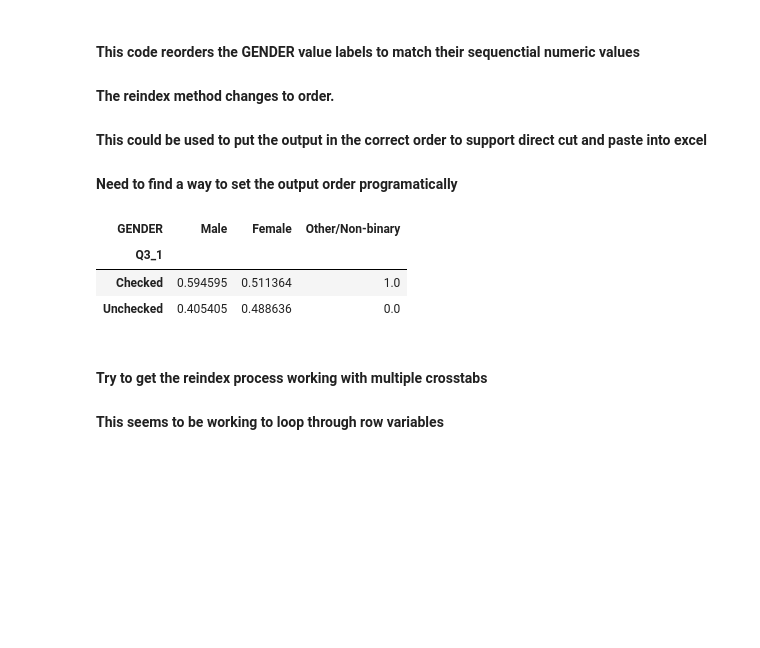
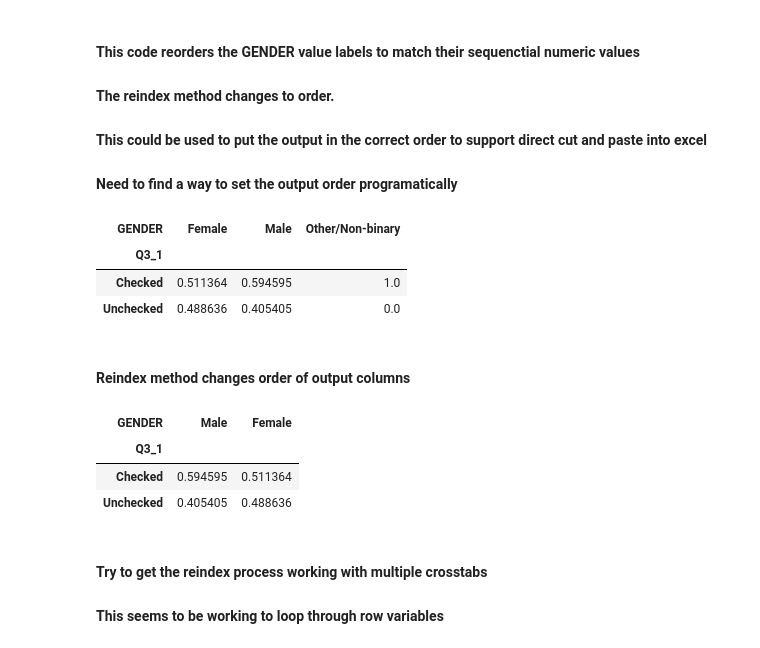
Before and after one commit to jellohead/output_manipulation, a Jupyter notebook: output_manipulation.ipynb, the cells around one changed output. Cells and saved outputs as stored; diff of their text form; code cells hidden in the pictures; blank space fills up the shorter version.

```diff
--- a/output_manipulation.ipynb
+++ b/output_manipulation.ipynb
@@ -801,13 +805,23 @@ df = pd.read_spss('../../SPSS-Python/spss-datasets/PH_consumer_data_practice.sav
 
 gender_df = pd.crosstab(df['Q3_1'], df['GENDER'], normalize='columns')
 gender_df
-gender_df = gender_df.reindex(['Male', 'Female', 'Other/Non-binary'], axis=1)
-gender_df
+#gender_df = gender_df.reindex(['Male', 'Female', 'Other/Non-binary'], axis=1)
+# gender_df
 # %% [output]
-| GENDER | Male | Female | Other/Non-binary |
+| GENDER | Female | Male | Other/Non-binary |
 | Q3_1 |  |  |  |
-| Checked | 0.594595 | 0.511364 | 1.0 |
-| Unchecked | 0.405405 | 0.488636 | 0.0 |
+| Checked | 0.511364 | 0.594595 | 1.0 |
+| Unchecked | 0.488636 | 0.405405 | 0.0 |
+# %% [markdown]
+#### Reindex method changes order of output columns
+# %%
+gender_df = gender_df.reindex(['Male', 'Female'], axis=1)
+gender_df
+# %% [output]
+| GENDER | Male | Female |
+| Q3_1 |  |  |
+| Checked | 0.594595 | 0.511364 |
+| Unchecked | 0.405405 | 0.488636 |
 # %% [markdown]
 #### Try to get the reindex process working with multiple crosstabs
 #### This seems to be working to loop through row variables
```
Also changed, not shown: parts of 7 cells of this notebook, 7 other files.
